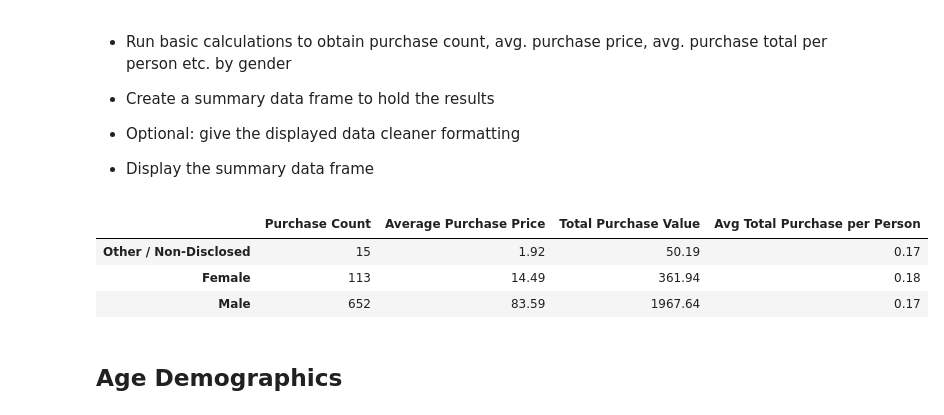
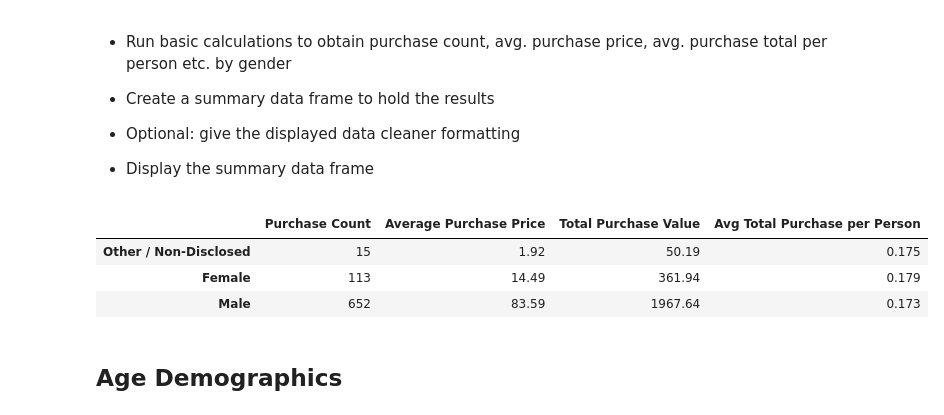
Before and after one commit to MariaSorensen/Practice, a Jupyter notebook: Pandas/Instructions/HeroesOfPymoli/HeroesOfPymoli_starter.ipynb, the cells around one changed output. Saved outputs shown, nothing was run; the diff lists cells and outputs as text; code cells hidden in the pictures.

```diff
--- a/Pandas/Instructions/HeroesOfPymoli/HeroesOfPymoli_starter.ipynb
+++ b/Pandas/Instructions/HeroesOfPymoli/HeroesOfPymoli_starter.ipynb
@@ -92,27 +87,11 @@ summary_table
 
 * Percentage and Count of Other / Non-Disclosed
 # %%
-
-#Reduce the number of columns to only the players and their gender
-reduced_df = purchase_df[["SN", "Gender"]]
-
-genders = reduced_df.drop_duplicates("SN", keep='first', inplace=False)
+genders = purchase_df.drop_duplicates("SN", keep='first', inplace=False)
 
 # The value_counts method counts unique values in a column. Excludes NA values by default but normalize is false by default.
 #Calulate the Percentage of Players
-Pcount = reduced_df["Gender"].value_counts(normalize = True) * 100 #This is correct, normalize is set to true
+Pcount = purchase_df["Gender"].value_counts(normalize = True) * 100 #This is correct, normalize is set to true
 
 #Calucalate total number players by gender
 Gcount = genders.groupby("Gender")["SN"].count()
-
-#create an empty dataframe with 2 coloumns
-new_df = pd.DataFrame(columns = ["Total Players", "Percentage of Players"])
-
-#Put calculations into the empty dataframe
-new_df = pd.DataFrame({"Total Count": Gcount, "Percentage of Players": Pcount})
-
-#change format after calculations
-#format percentage
-#new_df["Percentage of Players"]= new_df["Percentage of Players"].map("{:.2f}".format)
-
-new_df.round(2)
@@ -140,33 +124,33 @@ new_df.round(2)
 # %%
 # Create a summary data frame to hold "Purchase Count", "Average Purchase Price", "Total Purchase Value" and
 # "Avg Total Purchase per Person"
 
 #Reduce the number of columns to only the players and their gender
-reduced_df = purchase_df[["SN", "Gender", "Price"]]
+#reduced_df = purchase_df[["SN", "Gender", "Price"]]
 
 #Calucalate Total Purchase Value by gender
 
-genders = reduced_df["Gender"].value_counts(ascending=True)
-GPrice =reduced_df.groupby("Gender")["Price"].sum()
-avg = reduced_df["Gender"].value_counts("Price") * 100 #This is correct, normalize is set to true
+genders = purchase_df["Gender"].value_counts(ascending=True)
+GPrice =purchase_df.groupby("Gender")["Price"].sum()
+avg = purchase_df["Gender"].value_counts("Price") * 100 #This is correct, normalize is set to true
 tc = new_df["Total Count"]
 
 
 #create an empty dataframe
 new_df2 = pd.DataFrame(columns = ["Purchase Count", "Average Purchase Price", "Total Purchase Value", "Avg Total Purchase per Person"])
 new_df2["Purchase Count"] = genders
 new_df2[ "Average Purchase Price"] = avg.round(2)
 new_df2[ "Total Purchase Value"] = GPrice
 tvp = new_df2[ "Average Purchase Price"]/tc
-new_df2[ "Avg Total Purchase per Person"] = tvp.round(2)
+new_df2[ "Avg Total Purchase per Person"] = tvp.round(3)
 
-
+#Display the summary data frame
 new_df2
 # %% [output]
 |  | Purchase Count | Average Purchase Price | Total Purchase Value | Avg Total Purchase per Person |
-| Other / Non-Disclosed | 15 | 1.92 | 50.19 | 0.17 |
-| Female | 113 | 14.49 | 361.94 | 0.18 |
-| Male | 652 | 83.59 | 1967.64 | 0.17 |
+| Other / Non-Disclosed | 15 | 1.92 | 50.19 | 0.175 |
+| Female | 113 | 14.49 | 361.94 | 0.179 |
+| Male | 652 | 83.59 | 1967.64 | 0.173 |
 # %% [markdown]
 ## Age Demographics
 # %% [markdown]
```
Also changed, not shown: parts of 21 cells of this notebook.
